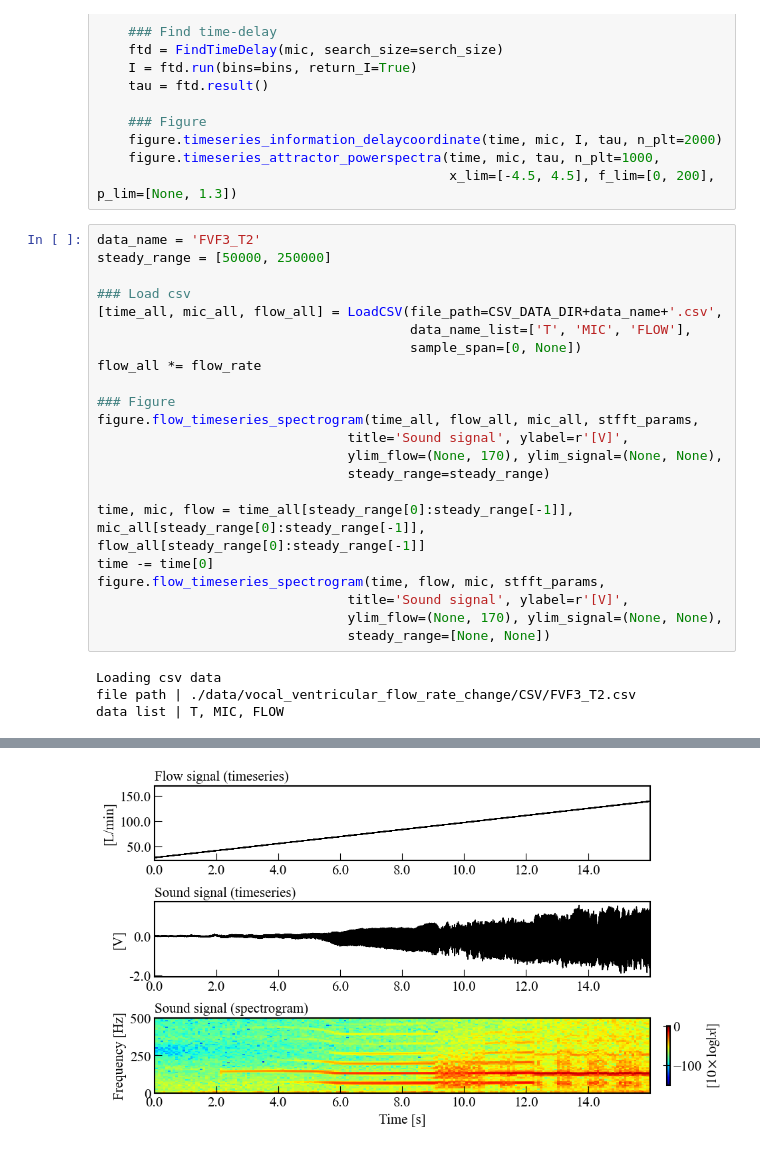
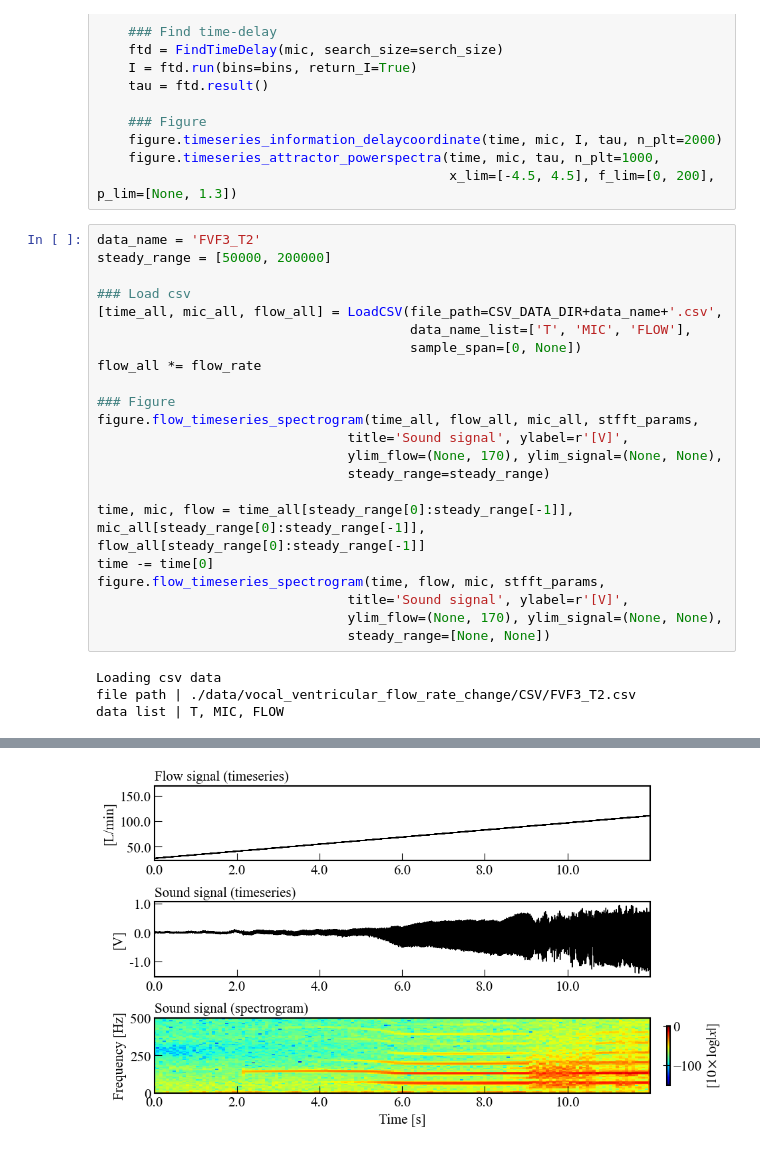
Before and after one commit to TakumiInoue0628/analysis-of-vocal-fold-system-based-on-nonlinear-dynamics-theory-using-machine-learning, a Jupyter notebook: report/20241022/01_03_experimental_data_bifurcation.ipynb, the cells around one changed output, grey strips where cells are left out. Cells and saved outputs as stored; diff of their text form.

```diff
--- a/report/20241022/01_03_experimental_data_bifurcation.ipynb
+++ b/report/20241022/01_03_experimental_data_bifurcation.ipynb
@@ -59,7 +59,7 @@ def visualization(data_name, steady_range, serch_size, bins):
                                              x_lim=[-4.5, 4.5], f_lim=[0, 200], p_lim=[None, 1.3])
 # %%
 data_name = 'FVF3_T2'
-steady_range = [50000, 250000]
+steady_range = [50000, 200000]
 
 ### Load csv
 [time_all, mic_all, flow_all] = LoadCSV(file_path=CSV_DATA_DIR+data_name+'.csv',
@@ -87,4 +87,4 @@ data list | T, MIC, FLOW
-[figure, old version]
+[figure, new version]
 # %%
 parameter_data = flow
 signal_data = mic
```
Also changed, not shown: parts of 5 cells of this notebook, 4 other files.
